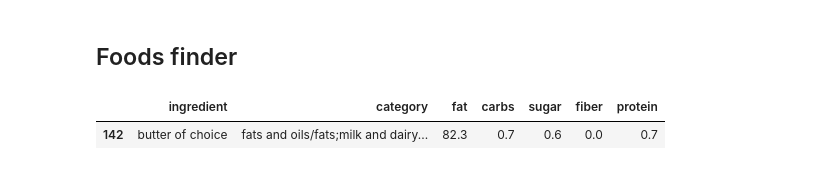
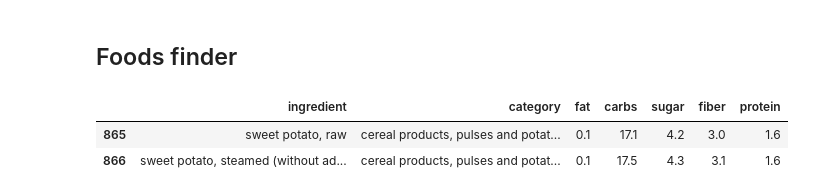
Before and after one commit to fabiangunzinger/food-tracker, a Jupyter notebook: dashboard.ipynb, the cells around one changed output. Saved outputs shown, nothing was run; the diff lists cells and outputs as text; code cells hidden in the pictures.

```diff
--- a/dashboard.ipynb
+++ b/dashboard.ipynb
@@ -29,5 +26,0 @@ nuts_plots(meal_data)
-# %%
-import meals
-foods = read_database()
-meal_data = make_data(meals.staples1, foods)
-staple_plots(meal_data)
@@ -36,5 +26,0 @@ staple_plots(meal_data)
-# %%
-import meals
-foods = read_database()
-meal_data = make_data(meals.staples2, foods)
-staple_plots(meal_data)
@@ -43,7 +27,8 @@ staple_plots(meal_data)
 # %% [markdown]
 ## Foods finder
 # %%
-find_item('choi', foods)
+find_item('sweet po', foods)
 # %% [output]
 |  | ingredient | category | fat | carbs | sugar | fiber | protein |
-| 142 | butter of choice | fats and oils/fats;milk and dairy... | 82.3 | 0.7 | 0.6 | 0.0 | 0.7 |
+| 865 | sweet potato, raw | cereal products, pulses and potat... | 0.1 | 17.1 | 4.2 | 3.0 | 1.6 |
+| 866 | sweet potato, steamed (without ad... | cereal products, pulses and potat... | 0.1 | 17.5 | 4.3 | 3.1 | 1.6 |
```
Also changed, not shown: parts of 4 cells of this notebook, 3 other files.
